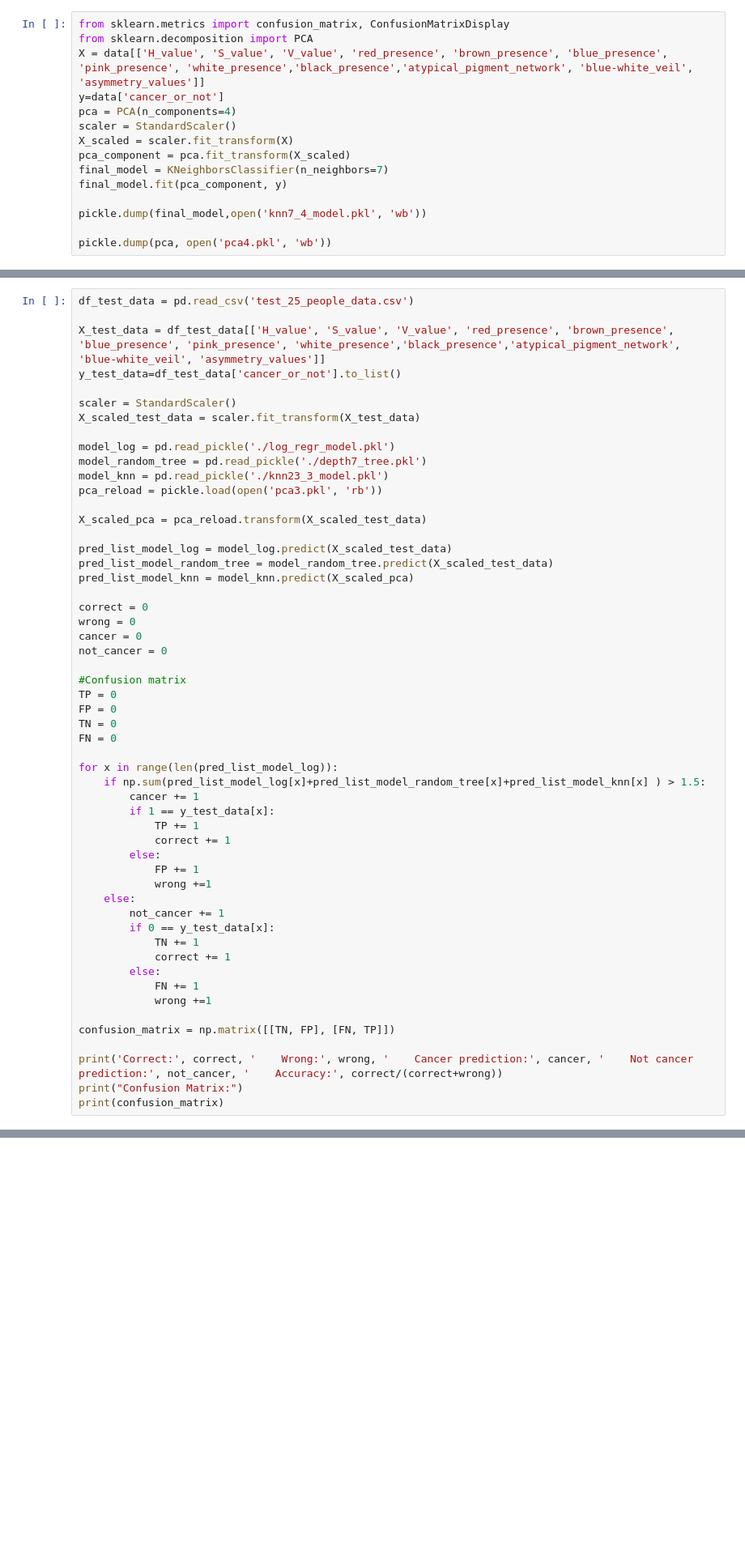
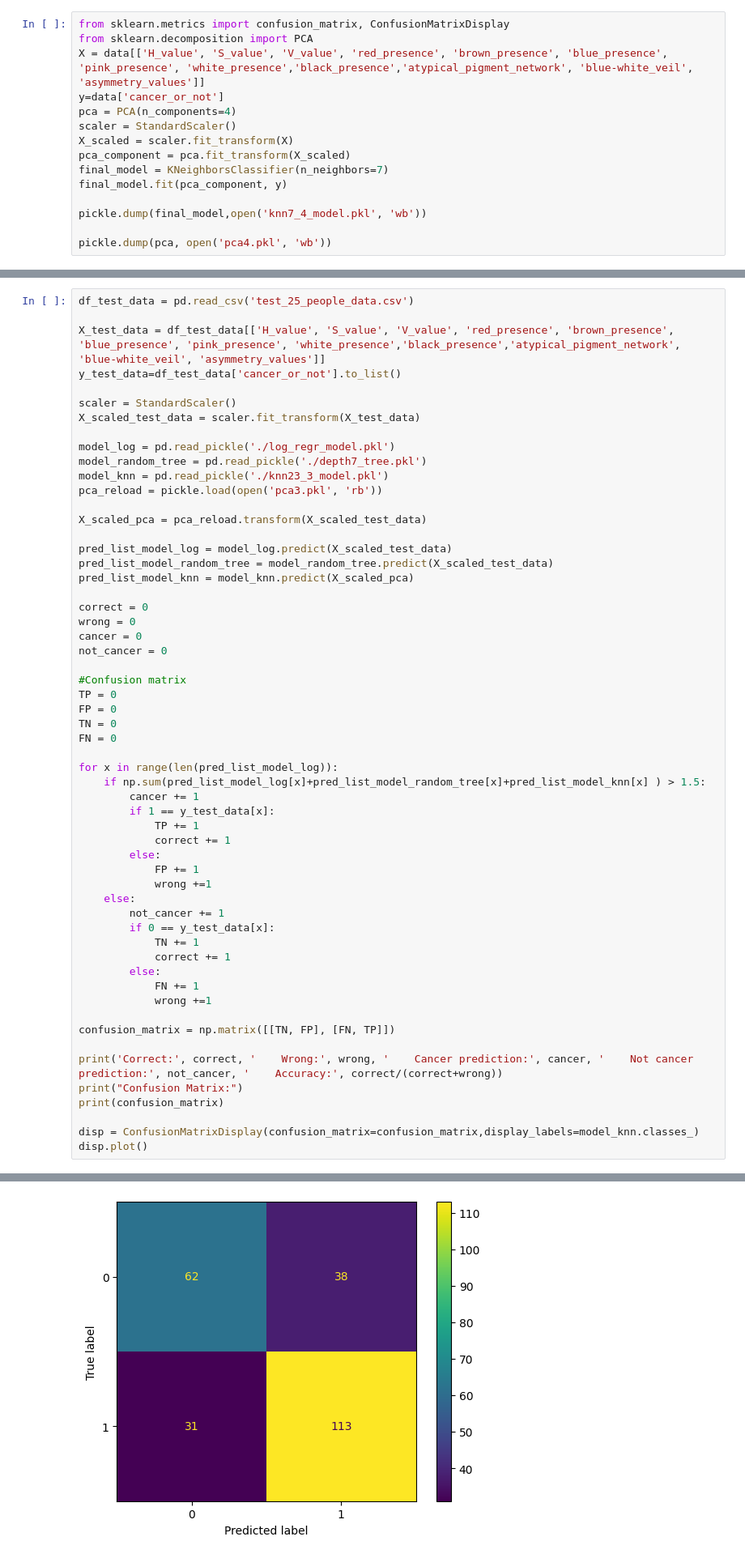
Before and after one commit to kjaer5555/mdasm-2024, a Jupyter notebook: model_exsample - Copy.ipynb, the cells around one changed output, grey strips where cells are left out. Shown at 81% size. Cells and saved outputs as stored; diff of their text form; blank space fills up the shorter version.

Commit message:
confusion matrices

```diff
--- a/model_exsample - Copy.ipynb
+++ b/model_exsample - Copy.ipynb
@@ -604,3 +605,7 @@ confusion_matrix = np.matrix([[TN, FP], [FN, TP]])
 print('Correct:', correct, '    Wrong:', wrong, '    Cancer prediction:', cancer, '    Not cancer prediction:', not_cancer, '    Accuracy:', correct/(correct+wrong))
 print("Confusion Matrix:")
 print(confusion_matrix)
+
+disp = ConfusionMatrixDisplay(confusion_matrix=confusion_matrix,display_labels=model_knn.classes_)
+disp.plot()
+# %% [output]
@@ -607,3 +619,4 @@ print(confusion_matrix)
+[figure, added]
 # %%
 df_test_data = pd.read_csv('test_25_people_data.csv')
 
```
Also changed, not shown: parts of 7 cells of this notebook, 4 other files.
